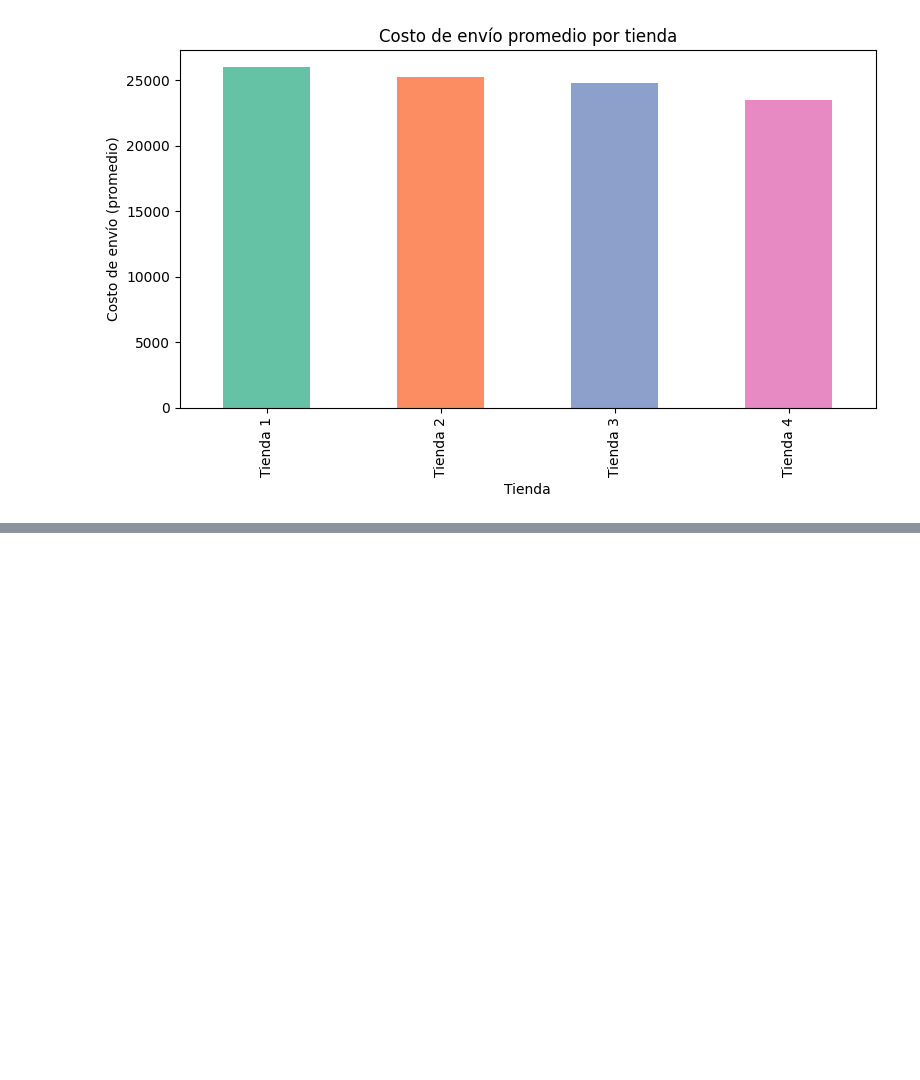
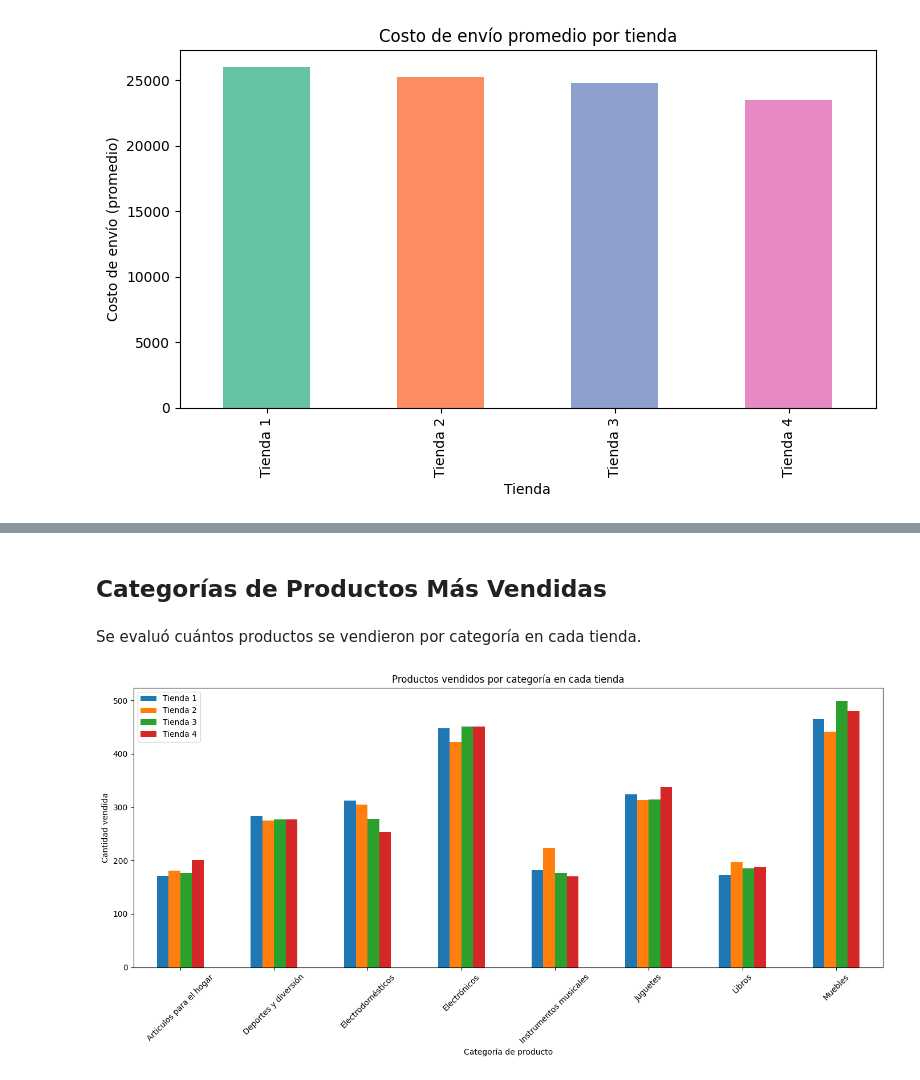
Before and after one commit to Crnari/Alura-Store, a Jupyter notebook: notebooks/AluraStoreLatam.ipynb, the cells around one changed output, grey strips where cells are left out. Saved outputs shown, nothing was run; the diff lists cells and outputs as text; code cells hidden in the pictures; blank space fills up the shorter version.

```diff
--- a/notebooks/AluraStoreLatam.ipynb
+++ b/notebooks/AluraStoreLatam.ipynb
@@ -371,0 +422,14 @@ plt.show()
+# %% [markdown]
+## Categorías de Productos Más Vendidas
+# %% [markdown]
+Se evaluó cuántos productos se vendieron por categoría en cada tienda.
+# %%
+df_categorias.plot(kind='bar', figsize=(14,7))
+plt.title("Productos vendidos por categoría en cada tienda")
+plt.xlabel("Categoría de producto")
+plt.ylabel("Cantidad vendida")
+plt.xticks(rotation=45)
+plt.tight_layout()
+plt.show()
+# %% [output]
+[figure, added]
```
Also changed, not shown: parts of 30 cells of this notebook.
